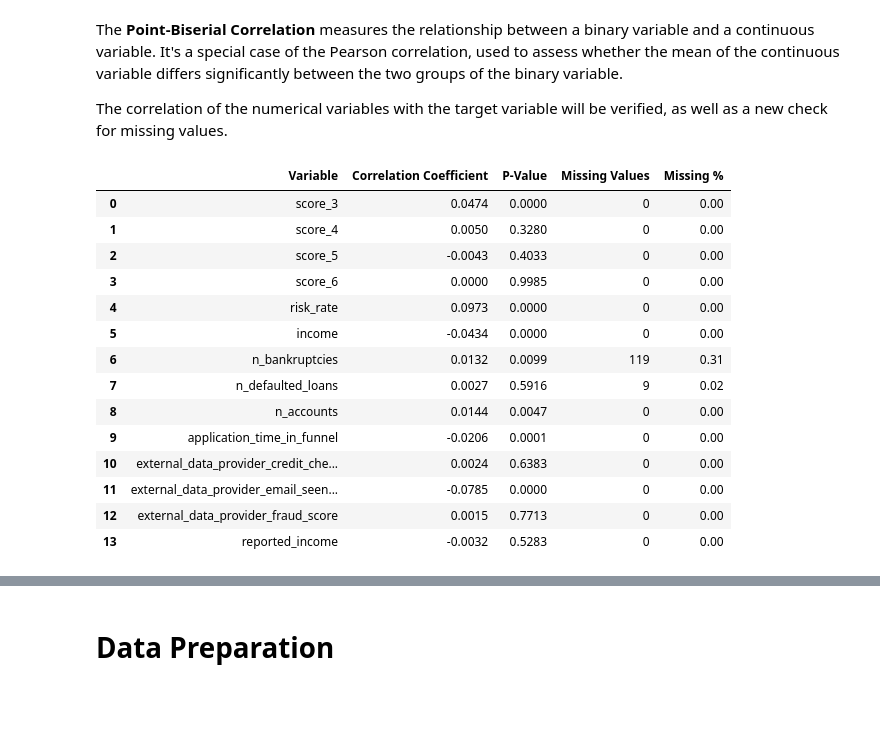
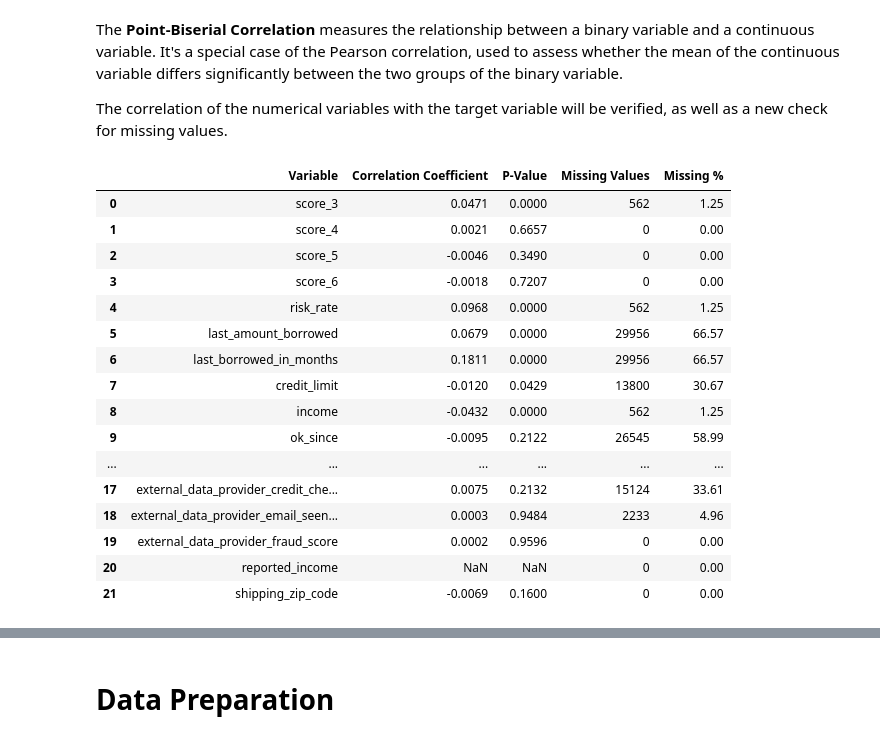
Before and after one commit to gabrielcapela/credit_risk, a Jupyter notebook: notebooks/I_data_analysis.ipynb, the cells around one changed output, grey strips where cells are left out. Saved outputs shown, nothing was run; the diff lists cells and outputs as text; code cells hidden in the pictures; blank space fills up the shorter version.

```diff
--- a/notebooks/I_data_analysis.ipynb
+++ b/notebooks/I_data_analysis.ipynb
@@ -501,4 +405,7 @@ print(num_var)
 # %%
+#Replacing the infinite values with NaN
+df_plot = df.copy()
+df_plot['reported_income'] = df_plot['reported_income'].replace([np.inf, -np.inf], np.nan).dropna()
 #Making the plots
 
 #Calculating the number of rows needed
@@ -516,7 +423,7 @@ axs = axs.flatten()
 
 # Loop through your numeric variables and create a histogram for each
 for i, var in enumerate(num_var):
-    axs[i].hist(df_clean[var], bins=30, color='skyblue', edgecolor='black')
+    axs[i].hist(df_plot[var], bins=30, color='skyblue', edgecolor='black')
     axs[i].set_title(f'{var}')
     axs[i].set_xlabel('')
     axs[i].set_ylabel('')
@@ -543,3 +440 @@ Insights:
-# %%
-df_clean['shipping_zip_code'] = df_clean['shipping_zip_code'].astype('object')
 # %% [markdown]
@@ -887,0 +756,29 @@ However, based on the analysis conducted so far, these variables appear to have
+# %%
+
+
+# Select only numeric variables
+num_vars = df.select_dtypes(include=['float64', 'int64']).columns
+
+# Define number of rows based on number of variables (3 plots per row)
+total = len(num_vars)
+cols = 3
+rows = total // cols + (total % cols > 0)
+
+# Create subplots
+fig, axes = plt.subplots(rows, cols, figsize=(18, 5 * rows))
+axes = axes.flatten()
+
+# Loop through numeric variables and plot individual boxplots
+for i, var in enumerate(num_vars):
+    sns.boxplot(y=df[var], ax=axes[i], color='skyblue')
+    axes[i].set_title(f'Boxplot of {var}')
+    axes[i].set_xlabel('')
+    axes[i].set_ylabel('')
+
+# Remove unused axes (if total is not a multiple of cols)
+for j in range(i + 1, len(axes)):
+    fig.delaxes(axes[j])
+
+# Adjust spacing between subplots
+plt.tight_layout()
+plt.show()
@@ -962,51 +853,53 @@ from scipy.stats import pointbiserialr
 results = []
 
 # Select only numerical columns
-num_var = df_clean.select_dtypes(include=['float64', 'int64']).columns.tolist()
+num_var = df.select_dtypes(include=['float64', 'int64']).columns.tolist()
 
 # Ensure all variables and the target are numeric
-df_test = df_clean.copy()  # Create a copy for testing
+df_test = df.copy()  # Create a copy for testing
 df_test['target_default'] = pd.to_numeric(df_test['target_default'], errors='coerce')
 
 # Loop through each numeric variable
 for var in num_var:
     # Drop rows with missing values for the current variable and target
     temp_df = df_test[[var, 'target_default']].dropna()
 
     # Compute point-biserial correlation using aligned data
     coef, p_value = pointbiserialr(temp_df[var], temp_df['target_default'])
 
     # Check for missing values in the original dataframe
-    n_missing = df_clean[var].isna().sum()
-    perc_missing = (n_missing / len(df_clean)) * 100
+    n_missing = df[var].isna().sum()
+    perc_missing = (n_missing / len(df)) * 100
 
     # Append results to the list
     results.append({
         'Variable': var,
         'Correlation Coefficient': round(coef, 4),
         'P-Value': round(p_value, 4),
         'Missing Values': n_missing,
         'Missing %': round(perc_missing, 2)
     })
 
 # Create a DataFrame from the results list
 correlation_df = pd.DataFrame(results)
 
 # Display the table
 correlation_df
 # %% [output]
 |  | Variable | Correlation Coefficient | P-Value | Missing Values | Missing % |
-| 0 | score_3 | 0.0474 | 0.0000 | 0 | 0.00 |
-| 1 | score_4 | 0.0050 | 0.3280 | 0 | 0.00 |
-| 2 | score_5 | -0.0043 | 0.4033 | 0 | 0.00 |
-| 3 | score_6 | 0.0000 | 0.9985 | 0 | 0.00 |
-| 4 | risk_rate | 0.0973 | 0.0000 | 0 | 0.00 |
-| 5 | income | -0.0434 | 0.0000 | 0 | 0.00 |
-| 6 | n_bankruptcies | 0.0132 | 0.0099 | 119 | 0.31 |
-| 7 | n_defaulted_loans | 0.0027 | 0.5916 | 9 | 0.02 |
-| 8 | n_accounts | 0.0144 | 0.0047 | 0 | 0.00 |
-| 9 | application_time_in_funnel | -0.0206 | 0.0001 | 0 | 0.00 |
-| 10 | external_data_provider_credit_che... | 0.0024 | 0.6383 | 0 | 0.00 |
-| 11 | external_data_provider_email_seen... | -0.0785 | 0.0000 | 0 | 0.00 |
-| 12 | external_data_provider_fraud_score | 0.0015 | 0.7713 | 0 | 0.00 |
-| 13 | reported_income | -0.0032 | 0.5283 | 0 | 0.00 |
+| 0 | score_3 | 0.0471 | 0.0000 | 562 | 1.25 |
+| 1 | score_4 | 0.0021 | 0.6657 | 0 | 0.00 |
+| 2 | score_5 | -0.0046 | 0.3490 | 0 | 0.00 |
+| 3 | score_6 | -0.0018 | 0.7207 | 0 | 0.00 |
+| 4 | risk_rate | 0.0968 | 0.0000 | 562 | 1.25 |
+| 5 | last_amount_borrowed | 0.0679 | 0.0000 | 29956 | 66.57 |
+| 6 | last_borrowed_in_months | 0.1811 | 0.0000 | 29956 | 66.57 |
+| 7 | credit_limit | -0.0120 | 0.0429 | 13800 | 30.67 |
+| 8 | income | -0.0432 | 0.0000 | 562 | 1.25 |
+| 9 | ok_since | -0.0095 | 0.2122 | 26545 | 58.99 |
+| ... | ... | ... | ... | ... | ... |
+| 17 | external_data_provider_credit_che... | 0.0075 | 0.2132 | 15124 | 33.61 |
+| 18 | external_data_provider_email_seen... | 0.0003 | 0.9484 | 2233 | 4.96 |
+| 19 | external_data_provider_fraud_score | 0.0002 | 0.9596 | 0 | 0.00 |
+| 20 | reported_income | NaN | NaN | 0 | 0.00 |
+| 21 | shipping_zip_code | -0.0069 | 0.1600 | 0 | 0.00 |
```
Also changed, not shown: parts of 68 cells of this notebook.
